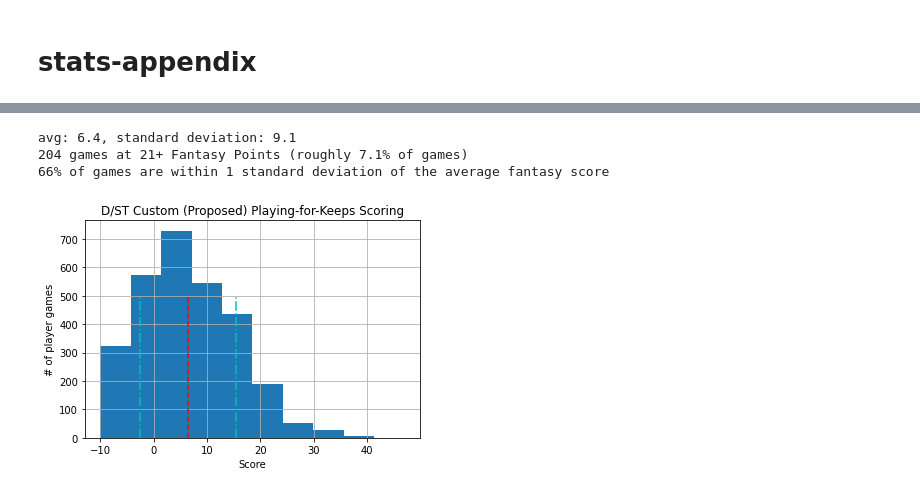
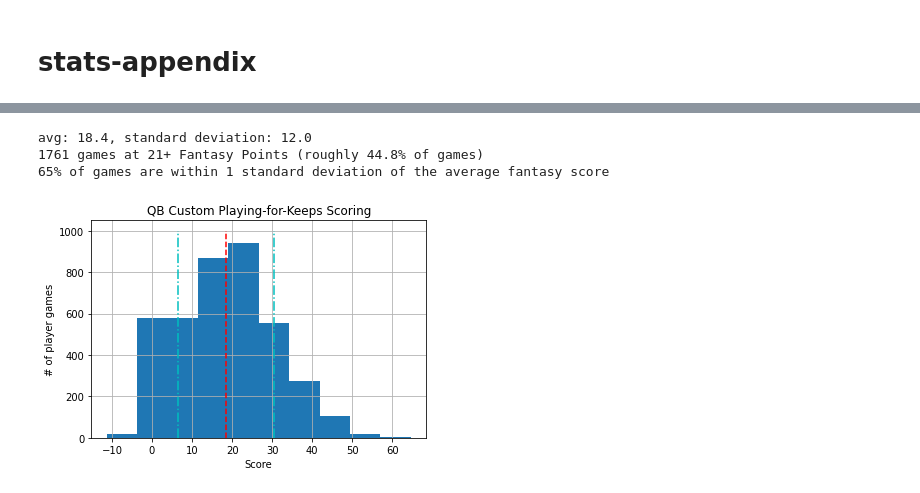
Before and after one commit to wspurgin/fantasy_football_stats, a Jupyter notebook: Fantasy Football Defense Stat Scrapper.ipynb, the cells around one changed output, grey strips where cells are left out. Drawn from its saved outputs; the diff is of its cells as text; code cells hidden in the pictures.

```diff
--- a/Fantasy Football Defense Stat Scrapper.ipynb
+++ b/Fantasy Football Defense Stat Scrapper.ipynb
@@ -24,5 +26,5 @@ import sys
 # %%
-seasons = [2014, 2015, 2016, 2017, 2018, 2019]
+seasons = [2014, 2015, 2016, 2017, 2018, 2019, 2020]
 weeks = range(1, 17)
 pos = {
     "D/ST": 99,
@@ -426,16 +355,16 @@ avg: 7.0, standard deviation: 11.6
 # %%
-avg = df.ProposedCustFPts.mean()
-std = df.ProposedCustFPts.std()
-df.ProposedCustFPts.hist()
-plt.title("D/ST Custom (Proposed) Playing-for-Keeps Scoring")
-plt.vlines([avg, avg + std, avg - std], 0, 500, ['r', 'c', 'c'], ['dashed', 'dashdot', 'dashdot'])
+avg = qb_df.CustFPts.mean()
+std = qb_df.CustFPts.std()
+qb_df.CustFPts.hist()
+plt.title("QB Custom Playing-for-Keeps Scoring")
+plt.vlines([avg, avg + std, avg - std], 0, 1000, ['r', 'c', 'c'], ['dashed', 'dashdot', 'dashdot'])
 plt.xlabel("Score")
 plt.ylabel("# of player games")
 print("avg: {:.1f}, standard deviation: {:.1f}".format(avg, std))
-print("{} games at 21+ Fantasy Points (roughly {:.1%} of games)".format(df.where(df.ProposedCustFPts > 20).G.count(), df.where(df.ProposedCustFPts > 20).G.count() / df.G.count()))
-print("{0:.0%} of games are within 1 standard deviation of the average fantasy score".format(df.where(df.ProposedCustFPts >= (avg - std)).where(df.ProposedCustFPts <= (avg + std)).G.count() / df.G.count()))
+print("{} games at 21+ Fantasy Points (roughly {:.1%} of games)".format(qb_df.where(qb_df.CustFPts > 20).G.count(), qb_df.where(qb_df.CustFPts > 20).G.count() / qb_df.G.count()))
+print("{0:.0%} of games are within 1 standard deviation of the average fantasy score".format(qb_df.where(qb_df.CustFPts >= (avg - std)).where(qb_df.CustFPts <= (avg + std)).G.count() / qb_df.G.count()))
 # %% [output]
-avg: 6.4, standard deviation: 9.1
-204 games at 21+ Fantasy Points (roughly 7.1% of games)
-66% of games are within 1 standard deviation of the average fantasy score
+avg: 18.4, standard deviation: 12.0
+1761 games at 21+ Fantasy Points (roughly 44.8% of games)
+65% of games are within 1 standard deviation of the average fantasy score
-[figure, old version]
+[figure, new version]
```
Also changed, not shown: parts of 35 cells of this notebook.
